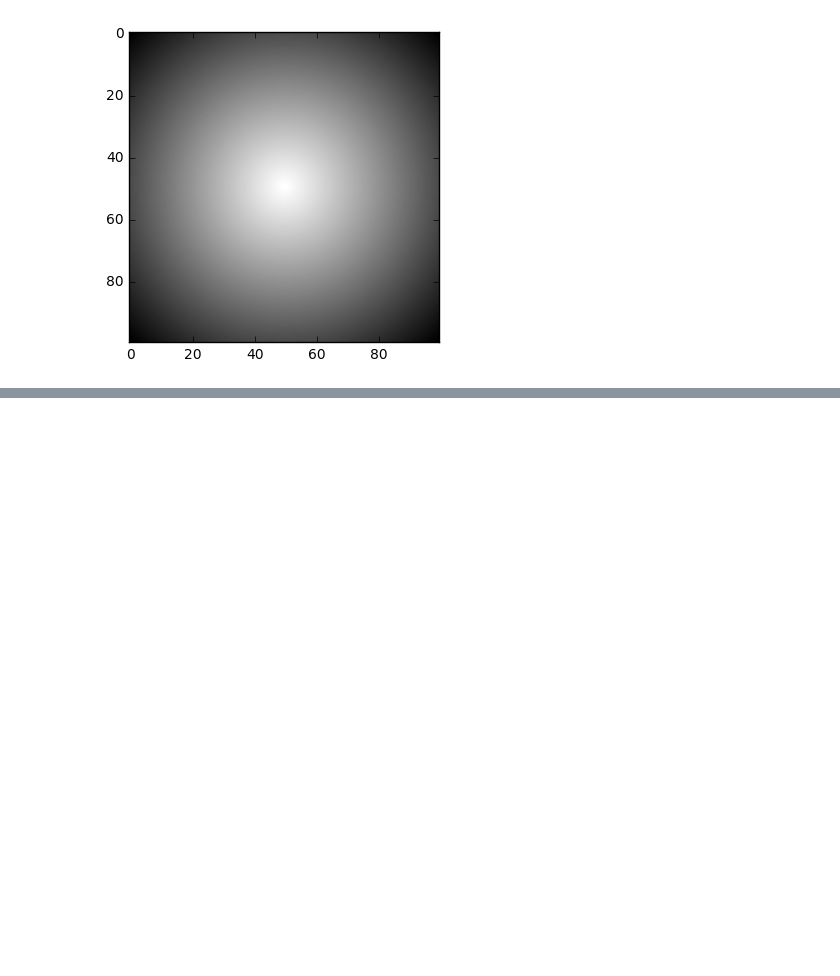
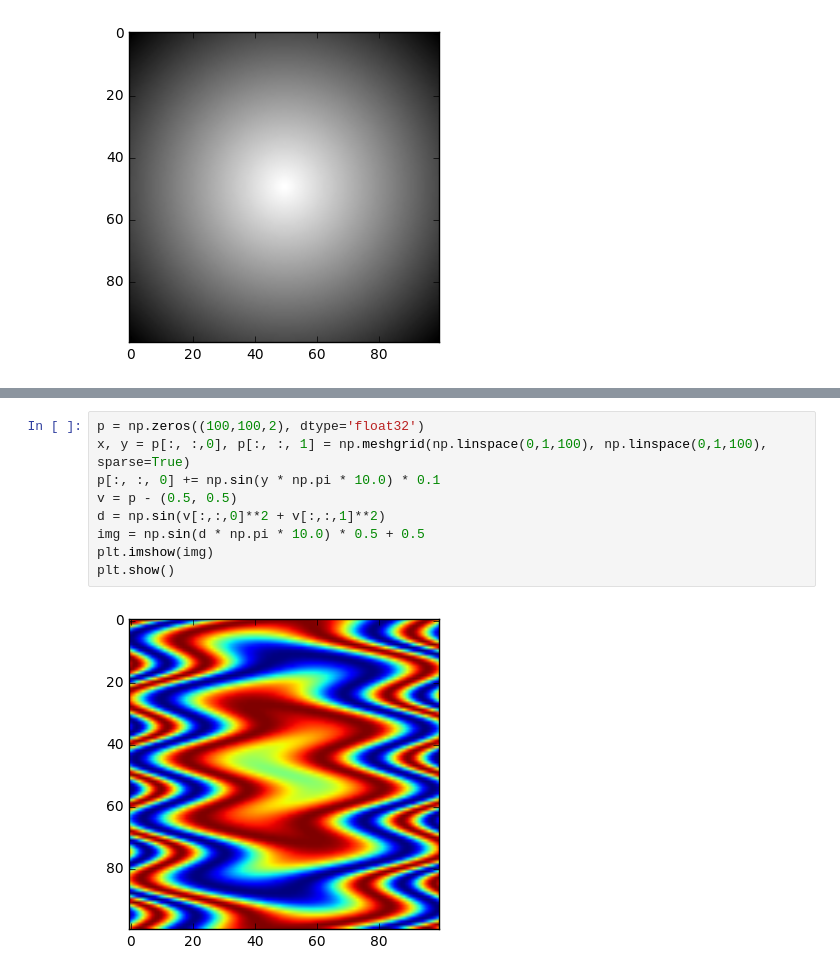
Before and after one commit to anteaterho/DeppLearningFormScratch, a Jupyter notebook: Chapter1_Hello Python.ipynb, the cells around one changed output, grey strips where cells are left out. Drawn from its saved outputs; the diff is of its cells as text; blank space fills up the shorter version.

```diff
--- a/Chapter1_Hello Python.ipynb
+++ b/Chapter1_Hello Python.ipynb
@@ -142,0 +164,11 @@ plt.show()
+# %%
+p = np.zeros((100,100,2), dtype='float32')
+x, y = p[:, :,0], p[:, :, 1] = np.meshgrid(np.linspace(0,1,100), np.linspace(0,1,100), sparse=True)
+p[:, :, 0] += np.sin(y * np.pi * 10.0) * 0.1
+v = p - (0.5, 0.5)
+d = np.sin(v[:,:,0]**2 + v[:,:,1]**2)
+img = np.sin(d * np.pi * 10.0) * 0.5 + 0.5
+plt.imshow(img)
+plt.show()
+# %% [output]
+[figure, added]
```
Also changed, not shown: parts of 15 cells of this notebook.
